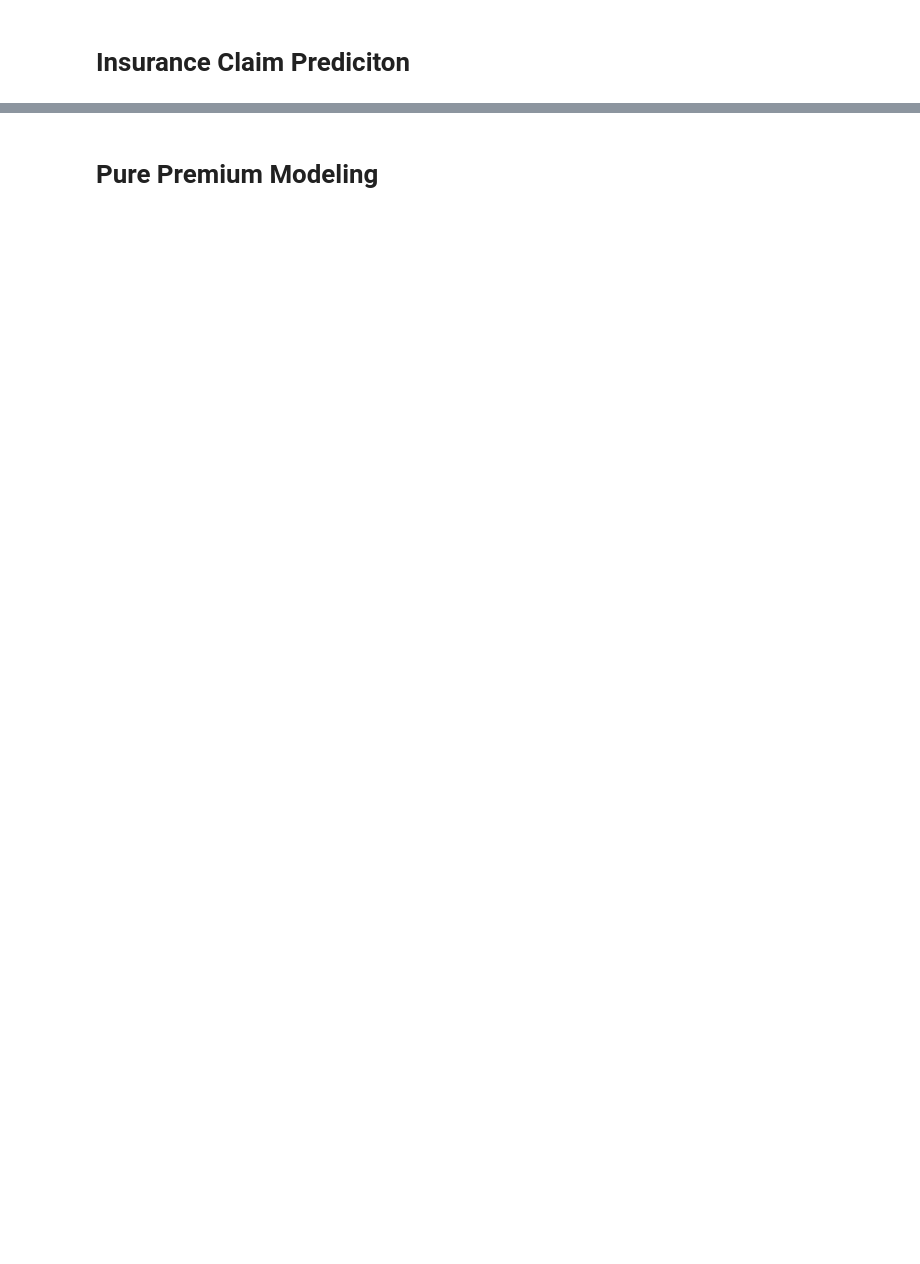
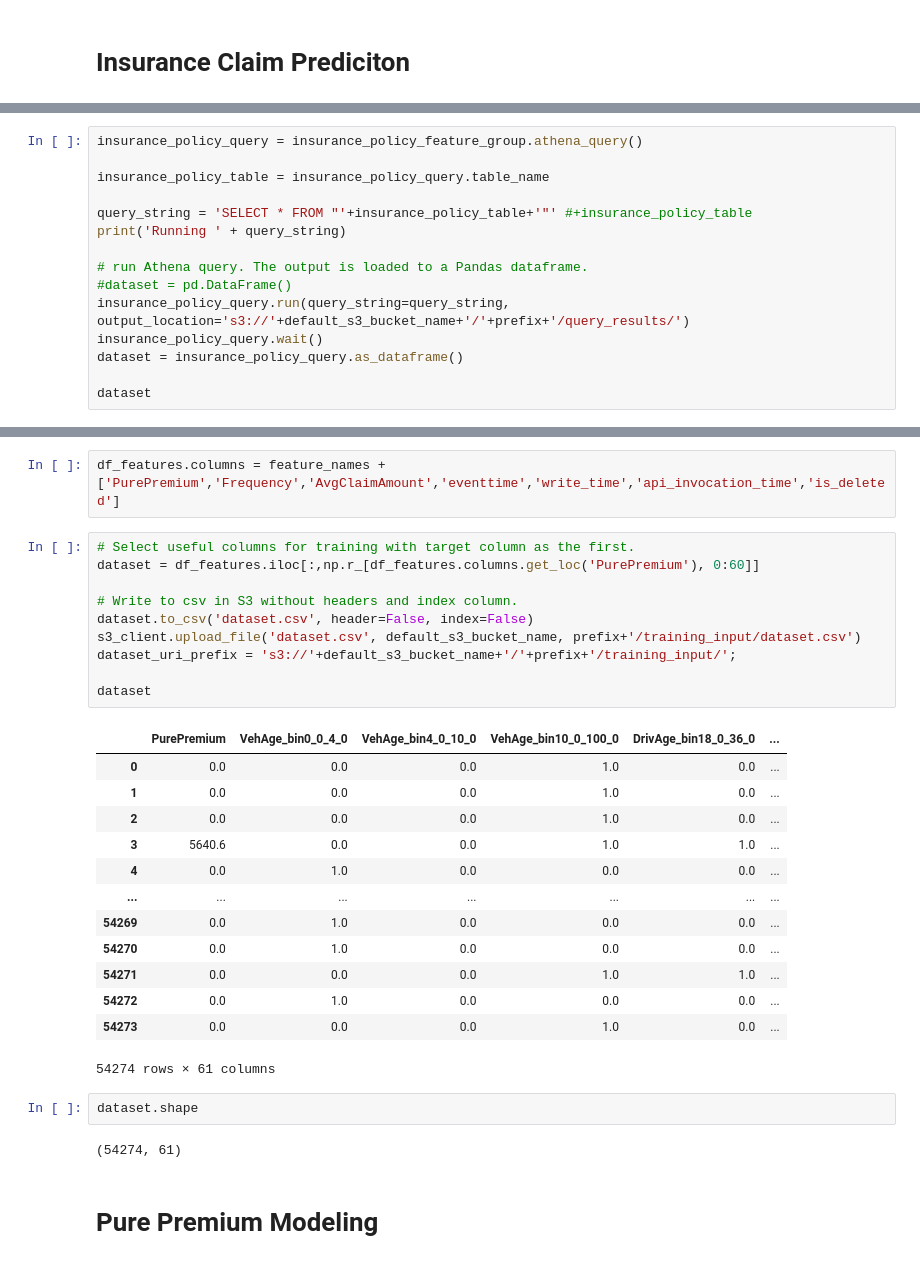
Before and after one commit to amanveer/FSI, a Jupyter notebook: 2-insurance-feature-store.ipynb, the cells around one changed output, grey strips where cells are left out. Cells and saved outputs as stored; diff of their text form; blank space fills up the shorter version.

```diff
--- a/insurance-claim-frequency-prediciton.ipynb
+++ b/2-insurance-feature-store.ipynb
@@ -494,0 +345,15 @@ Overall, the drivers `age (DrivAge)` has a weak impact on the claim severity, bo
+# %%
+insurance_policy_query = insurance_policy_feature_group.athena_query()
+
+insurance_policy_table = insurance_policy_query.table_name
+
+query_string = 'SELECT * FROM "'+insurance_policy_table+'"' #+insurance_policy_table
+print('Running ' + query_string)
+
+# run Athena query. The output is loaded to a Pandas dataframe.
+#dataset = pd.DataFrame()
+insurance_policy_query.run(query_string=query_string, output_location='s3://'+default_s3_bucket_name+'/'+prefix+'/query_results/')
+insurance_policy_query.wait()
+dataset = insurance_policy_query.as_dataframe()
+
+dataset
@@ -495,2 +409,32 @@ Overall, the drivers `age (DrivAge)` has a weak impact on the claim severity, bo
+# %%
+df_features.columns = feature_names +['PurePremium','Frequency','AvgClaimAmount','eventtime','write_time','api_invocation_time','is_deleted']
+# %%
+# Select useful columns for training with target column as the first.
+dataset = df_features.iloc[:,np.r_[df_features.columns.get_loc('PurePremium'), 0:60]]
+
+# Write to csv in S3 without headers and index column.
+dataset.to_csv('dataset.csv', header=False, index=False)
+s3_client.upload_file('dataset.csv', default_s3_bucket_name, prefix+'/training_input/dataset.csv')
+dataset_uri_prefix = 's3://'+default_s3_bucket_name+'/'+prefix+'/training_input/';
+
+dataset
+# %% [output]
+|  | PurePremium | VehAge_bin0_0_4_0 | VehAge_bin4_0_10_0 | VehAge_bin10_0_100_0 | DrivAge_bin18_0_36_0 | ... |
+| 0 | 0.0 | 0.0 | 0.0 | 1.0 | 0.0 | ... |
+| 1 | 0.0 | 0.0 | 0.0 | 1.0 | 0.0 | ... |
+| 2 | 0.0 | 0.0 | 0.0 | 1.0 | 0.0 | ... |
+| 3 | 5640.6 | 0.0 | 0.0 | 1.0 | 1.0 | ... |
+| 4 | 0.0 | 1.0 | 0.0 | 0.0 | 0.0 | ... |
+| ... | ... | ... | ... | ... | ... | ... |
+| 54269 | 0.0 | 1.0 | 0.0 | 0.0 | 0.0 | ... |
+| 54270 | 0.0 | 1.0 | 0.0 | 0.0 | 0.0 | ... |
+| 54271 | 0.0 | 0.0 | 0.0 | 1.0 | 1.0 | ... |
+| 54272 | 0.0 | 1.0 | 0.0 | 0.0 | 0.0 | ... |
+| 54273 | 0.0 | 0.0 | 0.0 | 1.0 | 0.0 | ... |
+54274 rows × 61 columns
+# %%
+dataset.shape
+# %% [output]
+(54274, 61)
 # %% [markdown]
 # Pure Premium Modeling
```
Also changed, not shown: parts of 140 cells of this notebook, 5 other files.
